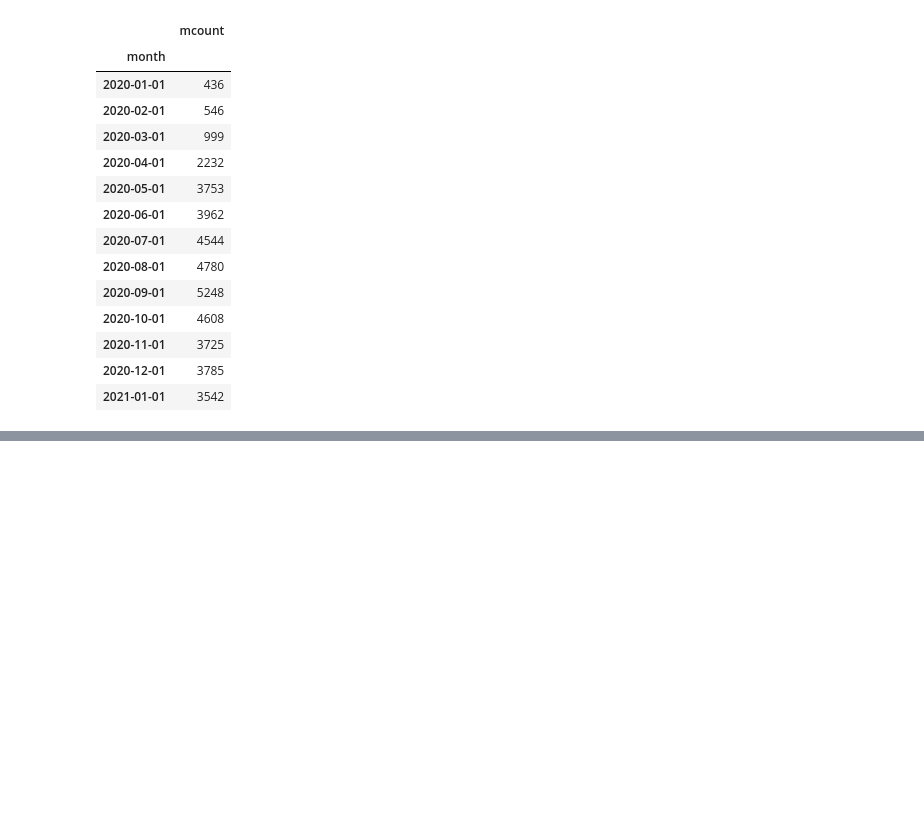
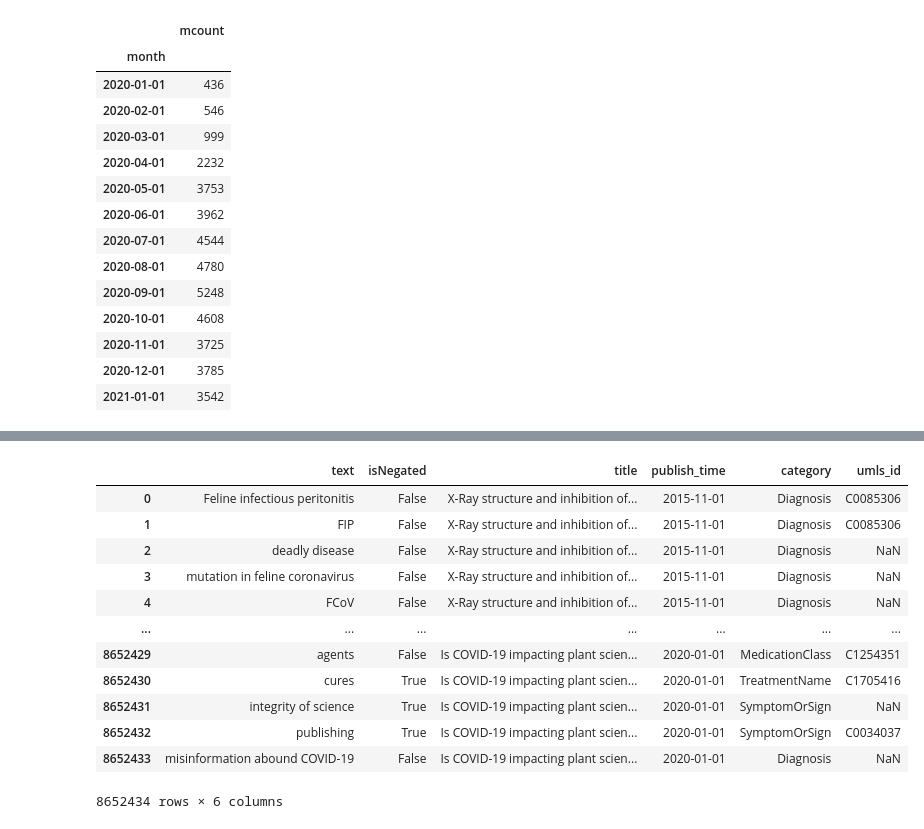
Before and after one commit to shwars/COVIDPaperAnalysis, a Jupyter notebook: notebooks/ExplorePaperTerms.ipynb, the cells around one changed output, grey strips where cells are left out. Drawn from its saved outputs; the diff is of its cells as text; code cells hidden in the pictures; blank space fills up the shorter version.

```diff
--- a/notebooks/ExplorePaperTerms.ipynb
+++ b/notebooks/ExplorePaperTerms.ipynb
@@ -203,0 +230,18 @@ plt.show()
+# %%
+df = pd.read_json('../data/PaperEntities.json.gz',compression='gzip')
+# %%
+df
+# %% [output]
+|  | text | isNegated | title | publish_time | category | umls_id |
+| 0 | Feline infectious peritonitis | False | X-Ray structure and inhibition of... | 2015-11-01 | Diagnosis | C0085306 |
+| 1 | FIP | False | X-Ray structure and inhibition of... | 2015-11-01 | Diagnosis | C0085306 |
+| 2 | deadly disease | False | X-Ray structure and inhibition of... | 2015-11-01 | Diagnosis | NaN |
+| 3 | mutation in feline coronavirus | False | X-Ray structure and inhibition of... | 2015-11-01 | Diagnosis | NaN |
+| 4 | FCoV | False | X-Ray structure and inhibition of... | 2015-11-01 | Diagnosis | NaN |
+| ... | ... | ... | ... | ... | ... | ... |
+| 8652429 | agents | False | Is COVID-19 impacting plant scien... | 2020-01-01 | MedicationClass | C1254351 |
+| 8652430 | cures | True | Is COVID-19 impacting plant scien... | 2020-01-01 | TreatmentName | C1705416 |
+| 8652431 | integrity of science | True | Is COVID-19 impacting plant scien... | 2020-01-01 | SymptomOrSign | NaN |
+| 8652432 | publishing | True | Is COVID-19 impacting plant scien... | 2020-01-01 | SymptomOrSign | C0034037 |
+| 8652433 | misinformation abound COVID-19 | False | Is COVID-19 impacting plant scien... | 2020-01-01 | Diagnosis | NaN |
+8652434 rows × 6 columns
```
Also changed, not shown: parts of 6 cells of this notebook.
